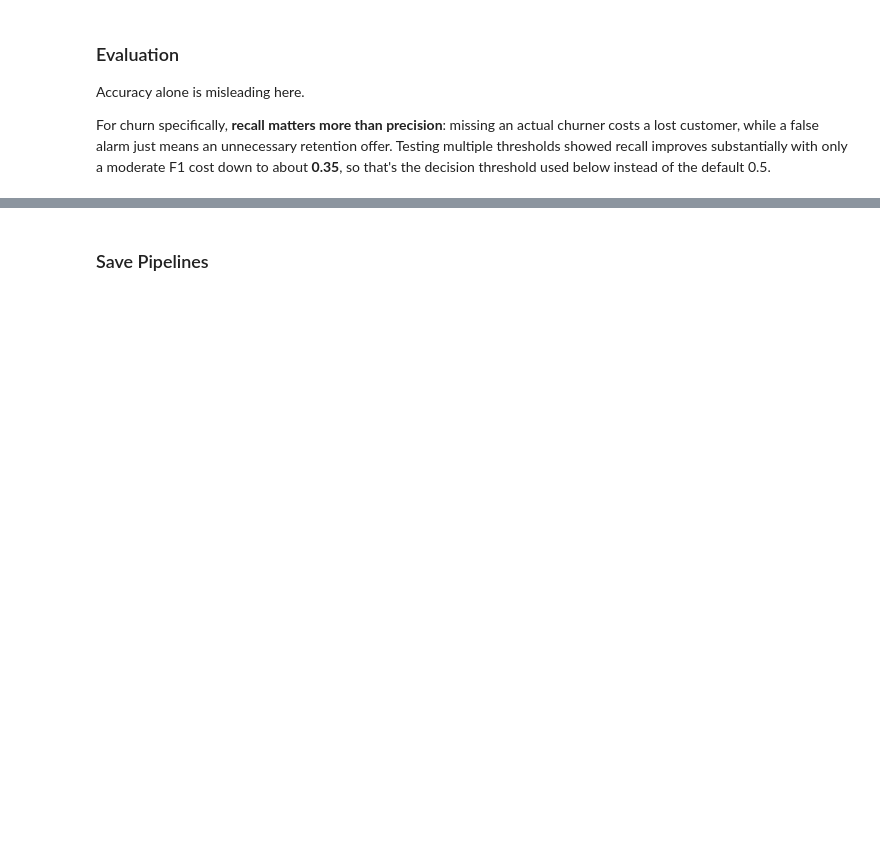
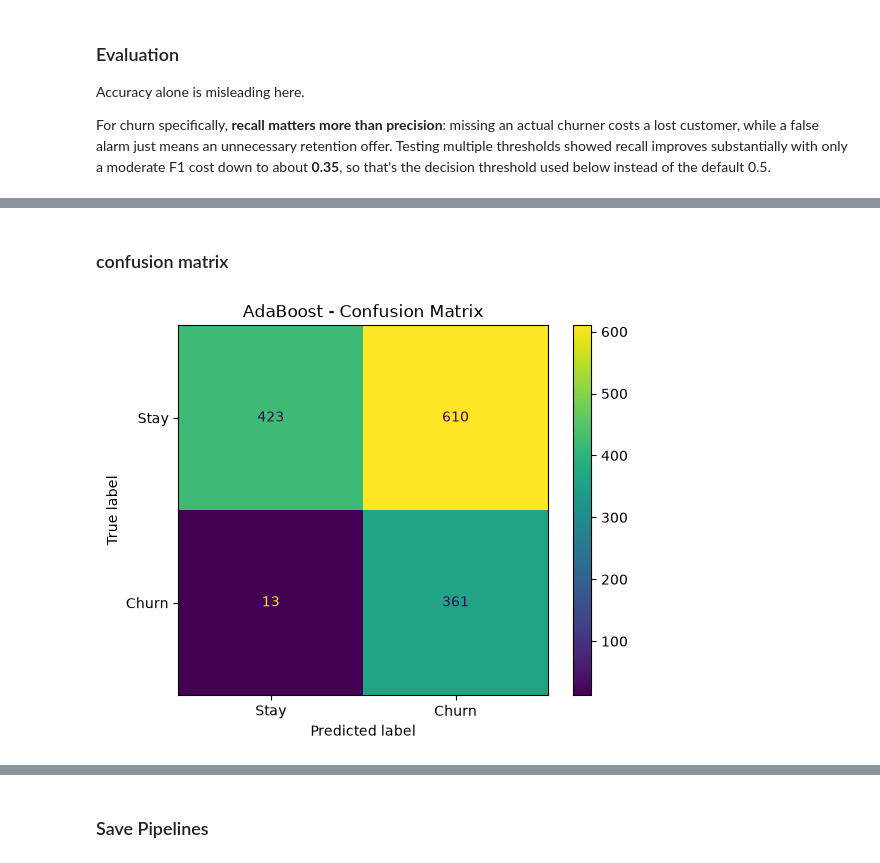
Before and after one commit to basmalamoataz/Samsung-Churnguard, a Jupyter notebook: Project_2.ipynb, the cells around one changed output, grey strips where cells are left out. Saved outputs shown, nothing was run; the diff lists cells and outputs as text; code cells hidden in the pictures; blank space fills up the shorter version.

```diff
--- a/Project_2.ipynb
+++ b/Project_2.ipynb
@@ -758,0 +801,14 @@ results
+# %% [markdown]
+### confusion matrix
+# %%
+from sklearn.metrics import confusion_matrix, ConfusionMatrixDisplay
+
+y_proba_ada = best_ada_boost.predict_proba(X_test)[:, 1]
+y_predict_ada = (y_proba_ada >= THRESHOLD).astype(int)
+cm=confusion_matrix(y_test, y_predict_ada)
+disp = ConfusionMatrixDisplay(confusion_matrix=cm,display_labels=['Stay', 'Churn'])
+disp.plot()
+plt.title('AdaBoost - Confusion Matrix')  # <-- ضيف السطر ده لكتابة الاسم
+plt.show()
+# %% [output]
+[figure, added]
```
Also changed, not shown: parts of 26 cells of this notebook, 6 other files.
